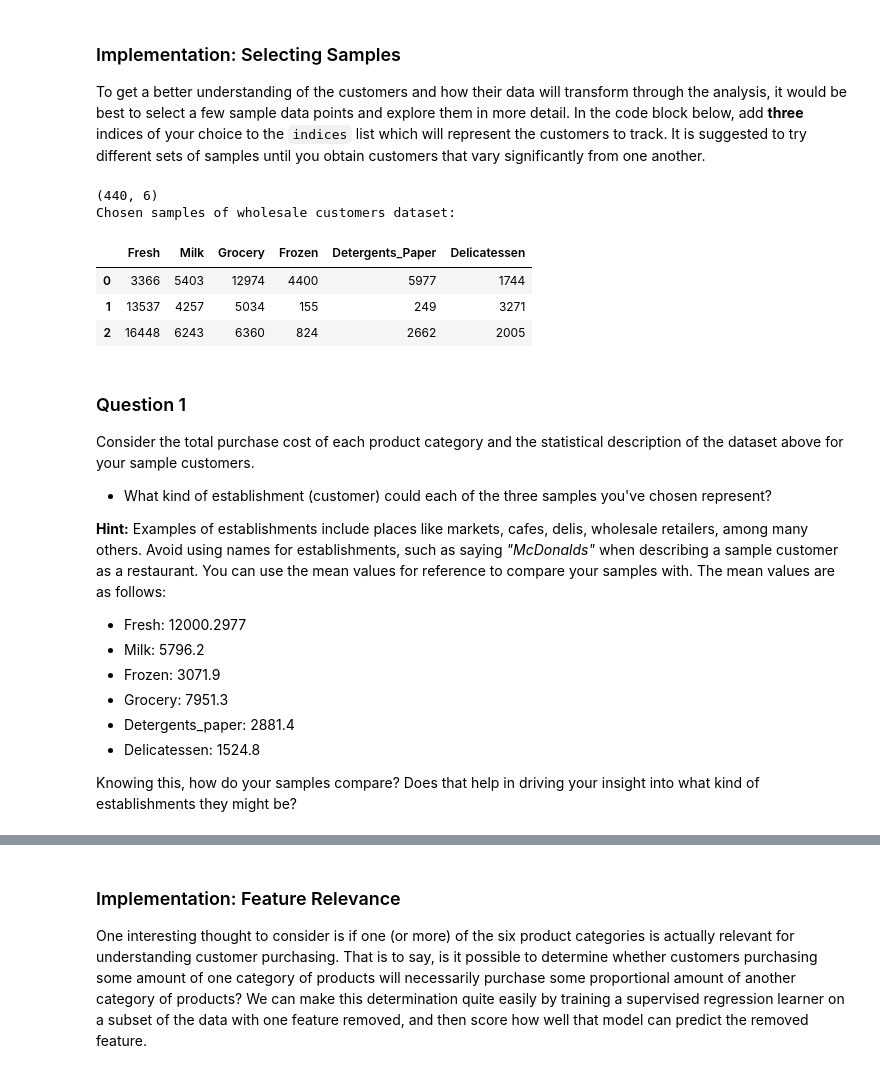
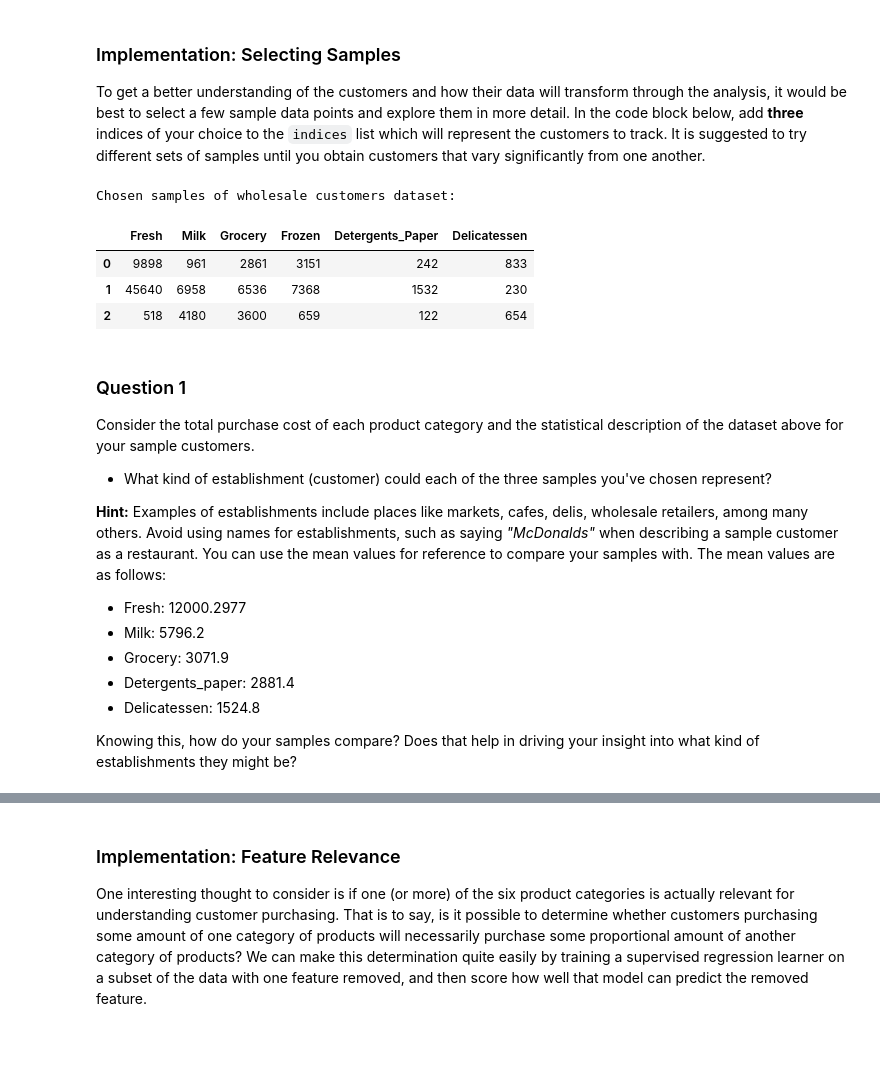
Before and after one commit to wang-zhe/Udacity-Review-Statistics, a Jupyter notebook: customer_segments.ipynb, the cells around one changed output, grey strips where cells are left out. Cells and saved outputs as stored; diff of their text form; code cells hidden in the pictures; blank space fills up the shorter version.

```diff
--- a/customer_segments.ipynb
+++ b/customer_segments.ipynb
@@ -60,20 +60,18 @@ display(data.describe())
 To get a better understanding of the customers and how their data will transform through the analysis, it would be best to select a few sample data points and explore them in more detail. In the code block below, add **three** indices of your choice to the `indices` list which will represent the customers to track. It is suggested to try different sets of samples until you obtain customers that vary significantly from one another.
 # %%
 # TODO: Select three indices of your choice you wish to sample from the dataset
-indices = [10, 138, 300]
-print(data.shape)
+indices = [26,176,392]
 
 # Create a DataFrame of the chosen samples
 samples = pd.DataFrame(data.loc[indices], columns = data.keys()).reset_index(drop = True)
 print("Chosen samples of wholesale customers dataset:")
 display(samples)
 # %% [output]
-(440, 6)
 Chosen samples of wholesale customers dataset:
 |  | Fresh | Milk | Grocery | Frozen | Detergents_Paper | Delicatessen |
-| 0 | 3366 | 5403 | 12974 | 4400 | 5977 | 1744 |
-| 1 | 13537 | 4257 | 5034 | 155 | 249 | 3271 |
-| 2 | 16448 | 6243 | 6360 | 824 | 2662 | 2005 |
+| 0 | 9898 | 961 | 2861 | 3151 | 242 | 833 |
+| 1 | 45640 | 6958 | 6536 | 7368 | 1532 | 230 |
+| 2 | 518 | 4180 | 3600 | 659 | 122 | 654 |
 # %% [markdown]
 ### Question 1
 Consider the total purchase cost of each product category and the statistical description of the dataset above for your sample customers.
@@ -84,8 +82,7 @@ Consider the total purchase cost of each product category and the statistical de
 
 * Fresh: 12000.2977
 * Milk: 5796.2
-* Frozen: 3071.9
-* Grocery: 7951.3
+* Grocery: 3071.9
 * Detergents_paper: 2881.4
 * Delicatessen: 1524.8
 
```
Also changed, not shown: parts of 45 cells of this notebook.
